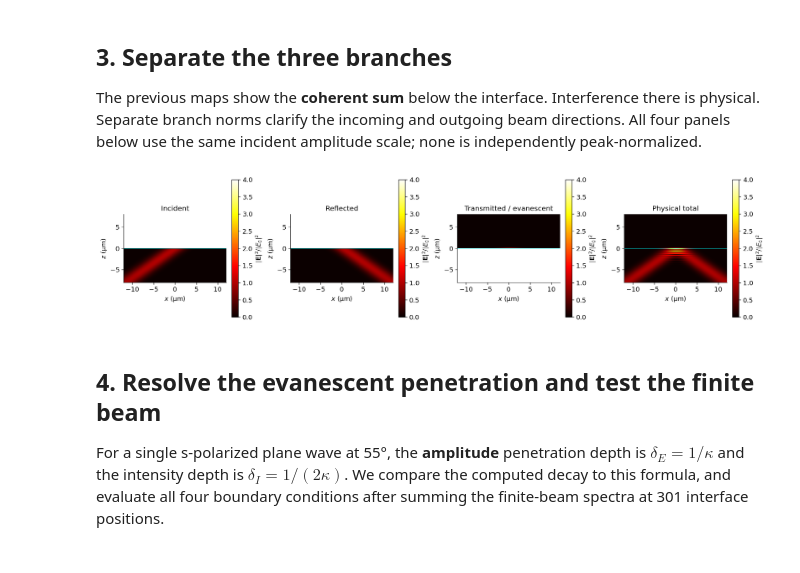
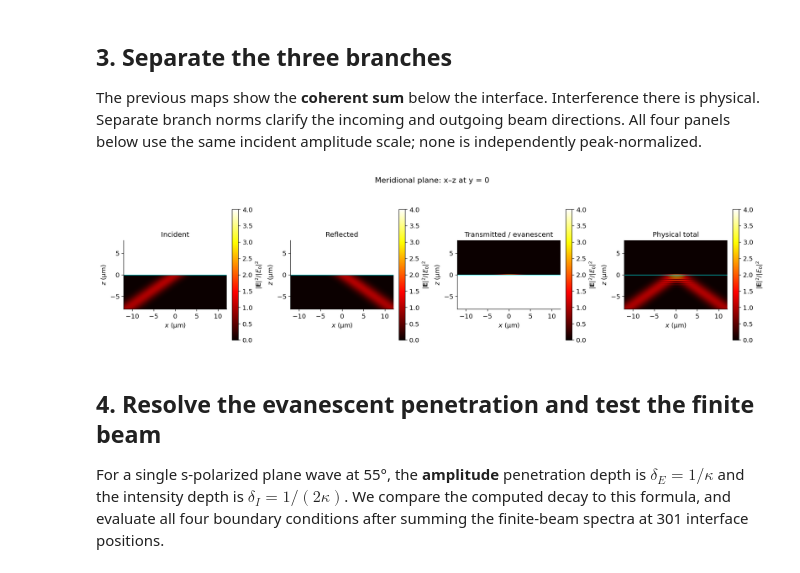
Before and after one commit to blancusjh/vecdiff, a Jupyter notebook: docs/notebooks/02_fresnel_boundaries.ipynb, the cells around one changed output. Saved outputs shown, nothing was run; the diff lists cells and outputs as text; code cells hidden in the pictures.

```diff
--- a/docs/notebooks/02_fresnel_boundaries.ipynb
+++ b/docs/notebooks/02_fresnel_boundaries.ipynb
@@ -267,35 +269,36 @@ The previous maps show the **coherent sum** below the interface. Interference
 there is physical. Separate branch norms clarify the incoming and outgoing
 beam directions. All four panels below use the same incident amplitude scale;
 none is independently peak-normalized.
-# %%
-# Separate the incident, reflected, transmitted, and physical total fields.
-
-incoming, out, e = beam_results[-1]
-separate = []
-
-for spectrum, region in [
-    (incoming, lower),
-    (out.reflected, lower),
-    (out.transmitted, ~lower),
-]:
-    values = np.full(X.shape, np.nan)
-    values[region] = np.sum(abs(spectrum.evaluate(points[region])[0]) ** 2, axis=-1)
-    separate.append(values)
-
-fig, axes = plt.subplots(1, 4, figsize=(16, 4.5), layout="constrained")
-
-for ax, values, title in zip(
-    axes,
-    [*separate, np.sum(abs(e) ** 2, axis=-1)],
-    ["Incident", "Reflected", "Transmitted / evanescent", "Physical total"],
-):
-    scalar_map(fig, ax, values, x, z, title, vmax=4)
-    ax.axhline(0, color="cyan", lw=0.8)
-    ax.set_aspect("equal")
-
-show(fig, "02_separate_branches")
-# %% [output]
-[figure, removed]
+# %%
+# Separate the incident, reflected, transmitted, and physical total fields.
+
+incoming, out, e = beam_results[-1]
+separate = []
+
+for spectrum, region in [
+    (incoming, lower),
+    (out.reflected, lower),
+    (out.transmitted, ~lower),
+]:
+    values = np.full(X.shape, np.nan)
+    values[region] = np.sum(abs(spectrum.evaluate(points[region])[0]) ** 2, axis=-1)
+    separate.append(values)
+
+fig, axes = plt.subplots(1, 4, figsize=(16, 4.5), layout="constrained")
+fig.suptitle("Meridional plane: x–z at y = 0")
+
+for ax, values, title in zip(
+    axes,
+    [*separate, np.sum(abs(e) ** 2, axis=-1)],
+    ["Incident", "Reflected", "Transmitted / evanescent", "Physical total"],
+):
+    scalar_map(fig, ax, values, x, z, title, vmax=4)
+    ax.axhline(0, color="cyan", lw=0.8)
+    ax.set_aspect("equal")
+
+show(fig, "02_separate_branches")
+# %% [output]
+[figure, added]
 # %% [markdown]
 ## 4. Resolve the evanescent penetration and test the finite beam
 
```
Also changed, not shown: parts of 6 cells of this notebook, 16 other files.
